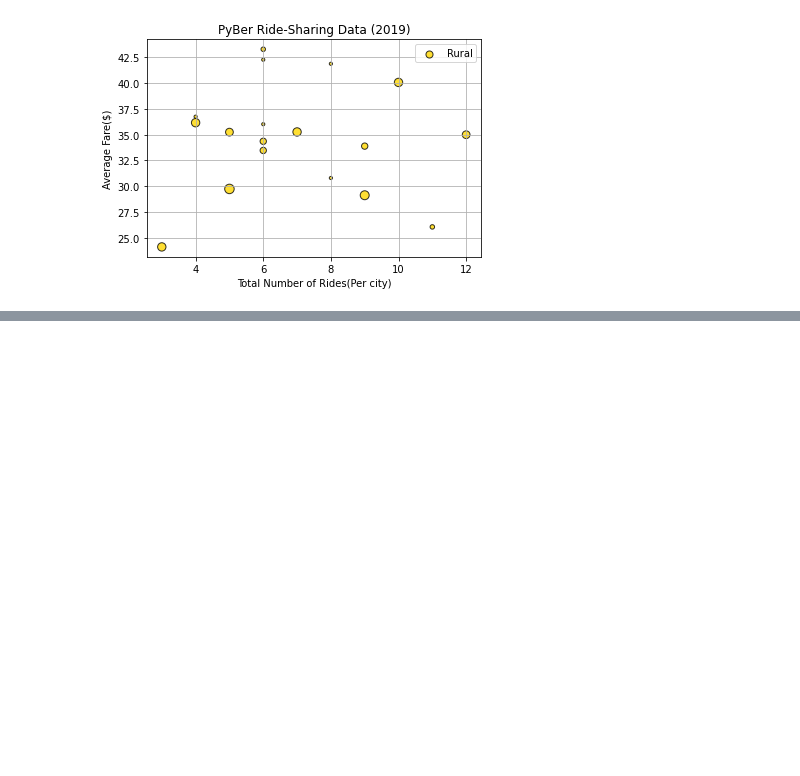
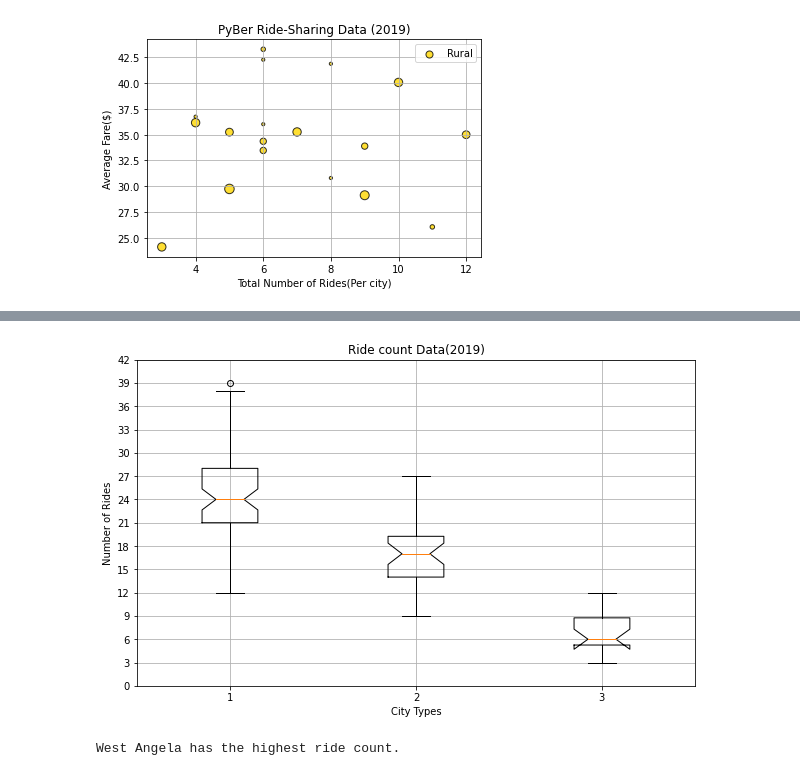
Before and after one commit to rubadhanaraj/PyBer_Analysis, a Jupyter notebook: PyBer.ipynb, the cells around one changed output, grey strips where cells are left out. Cells and saved outputs as stored; diff of their text form; code cells hidden in the pictures; blank space fills up the shorter version.

```diff
--- a/PyBer.ipynb
+++ b/PyBer.ipynb
@@ -350,0 +692,22 @@ plt.savefig("analysis/Fig1.png")
+# %%
+# Add all ride count box-and-whisker plots to the same graph.
+x_labels = ["Urban","Suburban","Rural"]
+ride_count_data = [urban_rides_count,suburban_rides_count,rural_rides_count]
+fig, ax=plt.subplots(figsize=(10,6))
+ax.boxplot(ride_count_data,x_labels)
+ax.set_title('Ride count Data(2019)')
+ax.set_ylabel('Number of Rides')
+ax.set_xlabel('City Types')
+ax.set_yticks(np.arange(0,45, step=3.0))
+ax.grid()
+# save the figure
+plt.savefig("analysis/Fig2.png")
+plt.show()
+# %% [output]
+[figure, added]
+# %%
+# Get the city that matches 39.
+urban_city_outlier = urban_rides_count[urban_rides_count == 39].index[0]
+print(f"{urban_city_outlier} has the highest ride count.")
+# %% [output]
+West Angela has the highest ride count.
```
Also changed, not shown: parts of 39 cells of this notebook, 4 other files.
